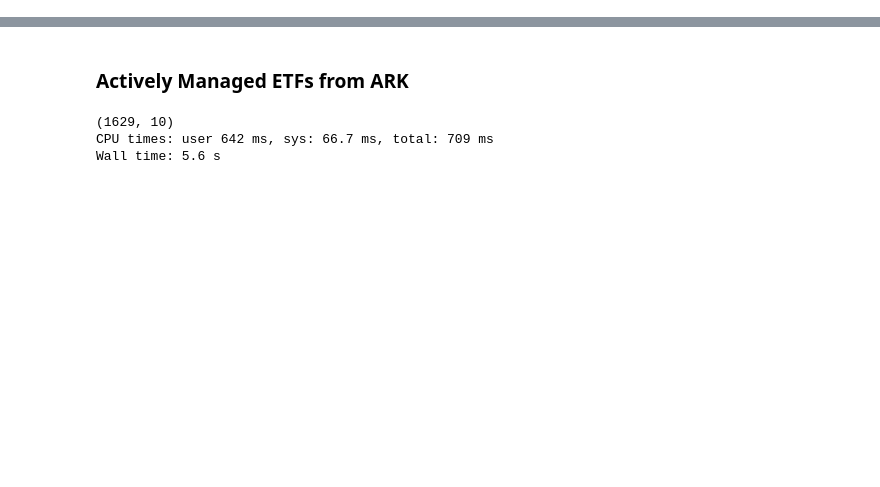
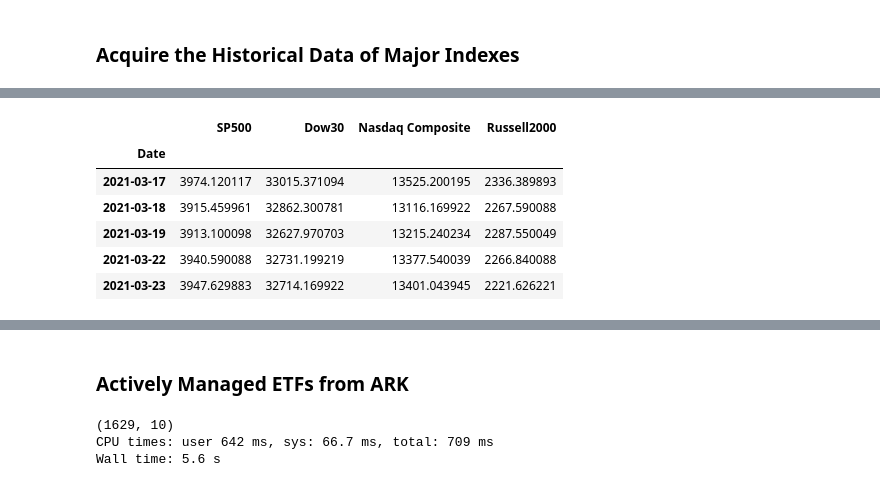
Before and after one commit to Yongliang-Shi/market-prediction, a Jupyter notebook: explore_ark.ipynb, the cells around one changed output, grey strips where cells are left out. Saved outputs shown, nothing was run; the diff lists cells and outputs as text; code cells hidden in the pictures; blank space fills up the shorter version.

```diff
--- a/explore_ark.ipynb
+++ b/explore_ark.ipynb
@@ -21,0 +82,26 @@ warnings.filterwarnings("ignore")
+# %% [markdown]
+### Acquire the Historical Data of Major Indexes
+# %%
+%%time
+# Create a list of benchmark index symbols
+symbols = ['^GSPC', '^DJI', '^IXIC', '^RUT']
+
+# Define the start and end date
+start_date = "1995-01-01"
+end_date = date.today()
+
+# Acquire their adjusted closing price
+df_marks = acquire.acquire_stock_data(symbols, 'yahoo', start_date, end_date)
+
+# Print the number of records
+print(df_marks.shape[0])
+
+# Create a list of benchmark index names
+benchmarks = ['SP500', 'Dow30', 'Nasdaq Composite', 'Russell2000']
+
+# Rename the columns as bechmark index names
+df_marks.columns = benchmarks
+
+# Inspect the tail of the dataframe
+df_marks.tail()
+# %% [output]
@@ -21,0 +111,7 @@ warnings.filterwarnings("ignore")
+|  | SP500 | Dow30 | Nasdaq Composite | Russell2000 |
+| Date |  |  |  |  |
+| 2021-03-17 | 3974.120117 | 33015.371094 | 13525.200195 | 2336.389893 |
+| 2021-03-18 | 3915.459961 | 32862.300781 | 13116.169922 | 2267.590088 |
+| 2021-03-19 | 3913.100098 | 32627.970703 | 13215.240234 | 2287.550049 |
+| 2021-03-22 | 3940.590088 | 32731.199219 | 13377.540039 | 2266.840088 |
+| 2021-03-23 | 3947.629883 | 32714.169922 | 13401.043945 | 2221.626221 |
```
Also changed, not shown: parts of 49 cells of this notebook.
